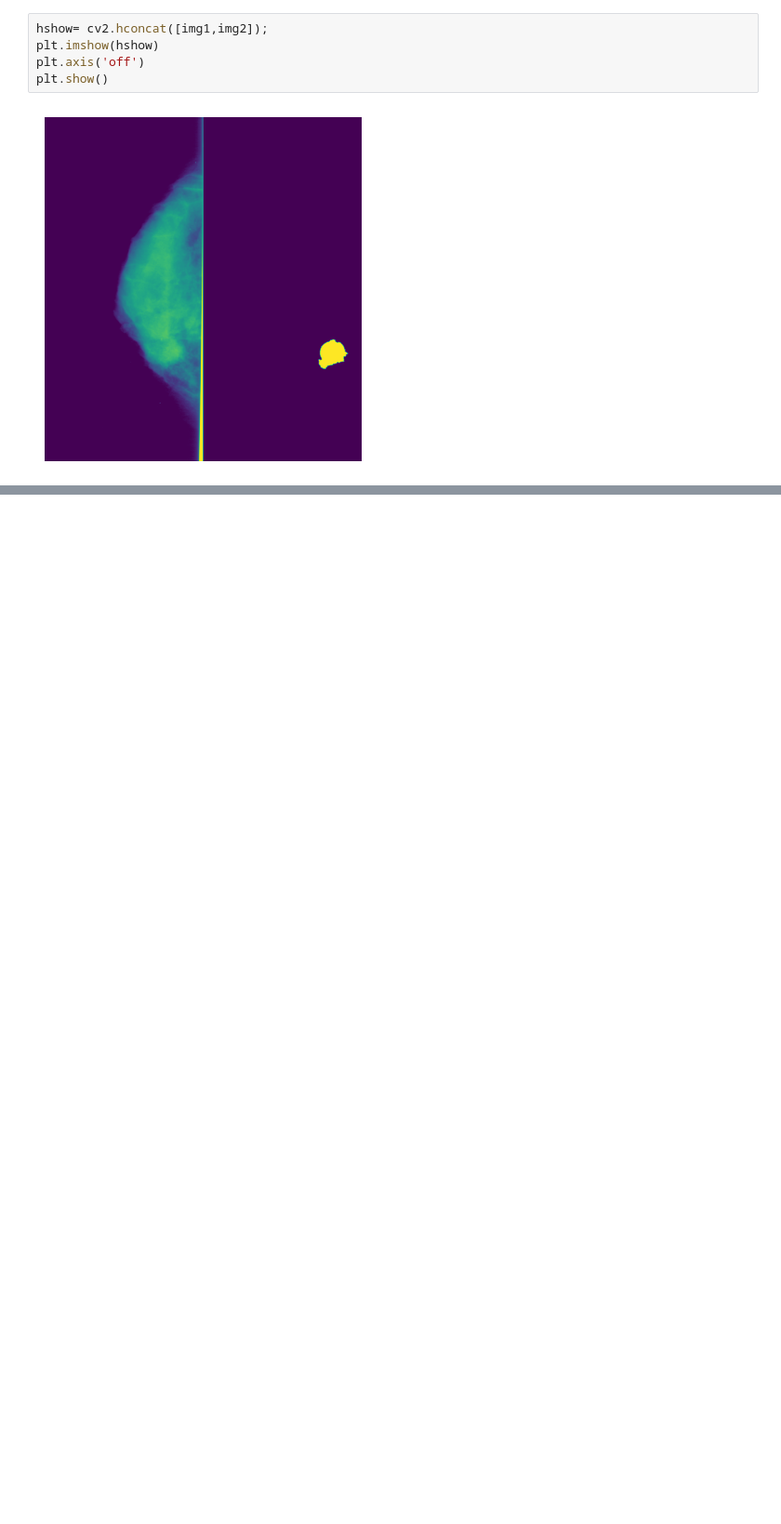
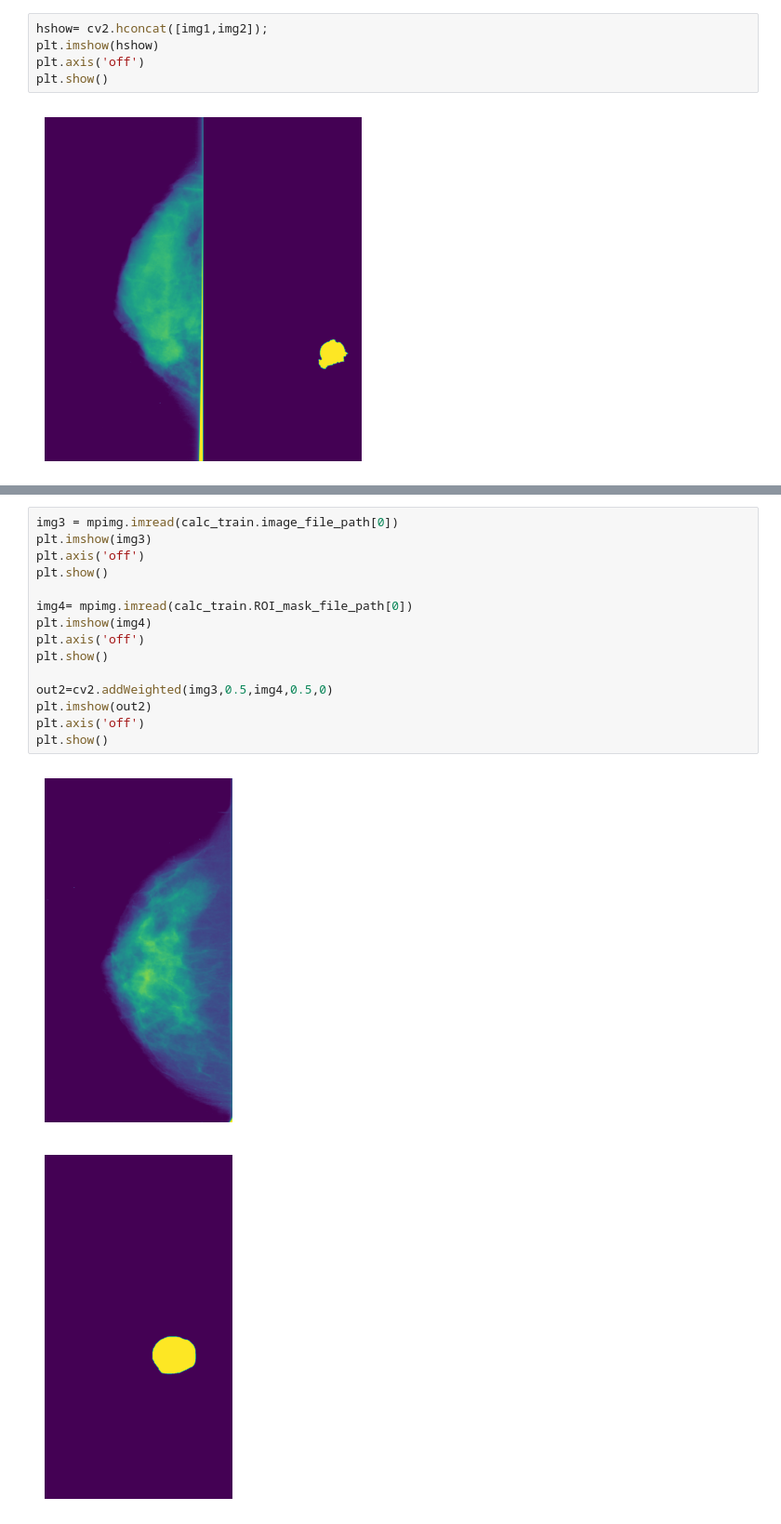
Before and after one commit to suke-bhargav/NEW, a Jupyter notebook: kaggleanalysisdataset.ipynb, the cells around one changed output, grey strips where cells are left out. Shown at 93% size. Drawn from its saved outputs; the diff is of its cells as text; blank space fills up the shorter version.

```diff
--- a/kaggleanalysisdataset.ipynb
+++ b/kaggleanalysisdataset.ipynb
@@ -285,0 +302,18 @@ plt.show()
+# %%
+img3 = mpimg.imread(calc_train.image_file_path[0])
+plt.imshow(img3)
+plt.axis('off')
+plt.show()
+
+img4= mpimg.imread(calc_train.ROI_mask_file_path[0])
+plt.imshow(img4)
+plt.axis('off')
+plt.show()
+
+out2=cv2.addWeighted(img3,0.5,img4,0.5,0)
+plt.imshow(out2)
+plt.axis('off')
+plt.show()
+# %% [output]
+[figure, added]
+[figure, added]
```
Also changed, not shown: parts of 19 cells of this notebook.
